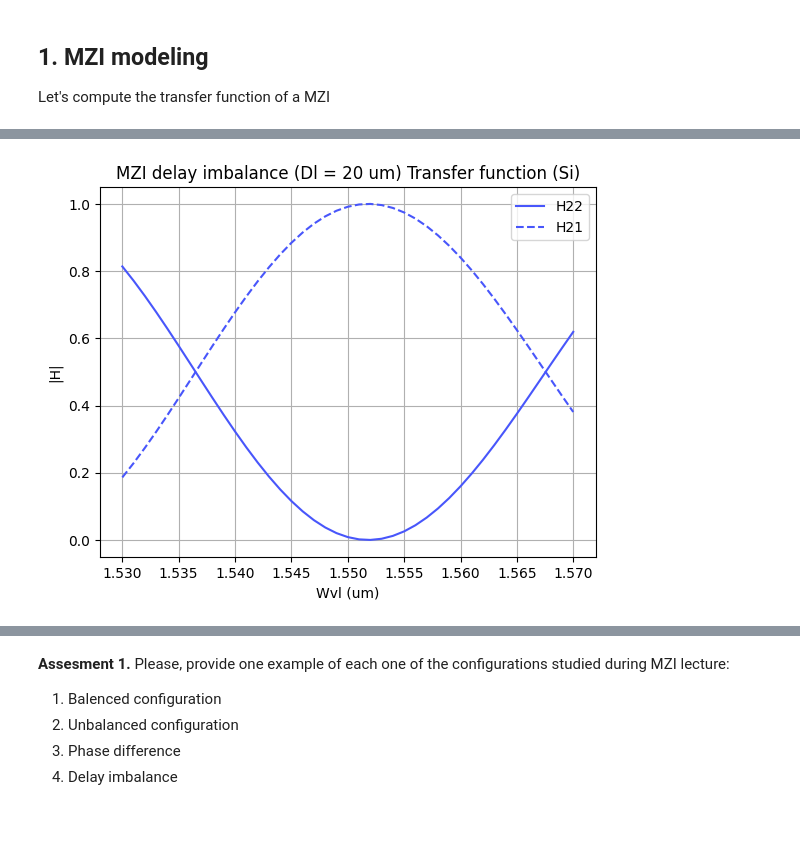
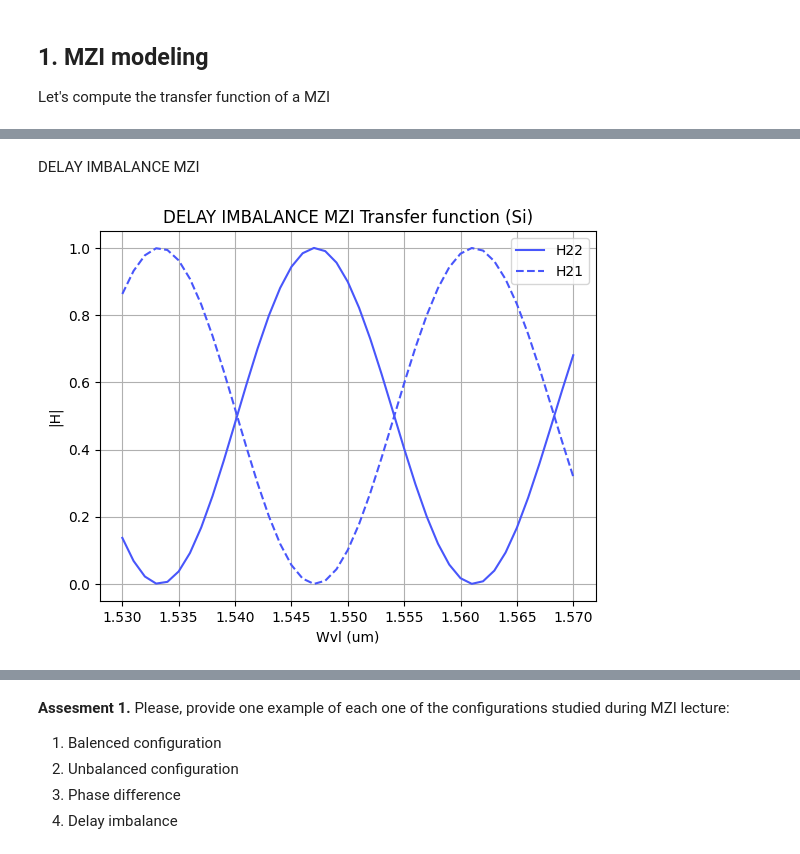
Before and after one commit to marcoscaranana/pic-upv-lab3, a Jupyter notebook: 30_INTERFEROMETERS_v2025_STUDENTS_UPDATE2.ipynb, the cells around one changed output, grey strips where cells are left out. Drawn from its saved outputs; the diff is of its cells as text; code cells hidden in the pictures; blank space fills up the shorter version.

```diff
--- a/30_INTERFEROMETERS_v2025_STUDENTS_UPDATE2.ipynb
+++ b/30_INTERFEROMETERS_v2025_STUDENTS_UPDATE2.ipynb
@@ -38,3 +197,5 @@ Let's compute the transfer function of a MZI
+# %% [markdown]
+DELAY IMBALANCE MZI
 # %%
 ### Waveguides configuration ###
 
@@ -62,15 +223,15 @@ wvl0 = SiN_clad[:, 0]
 # interp_neffd = interp1d(wvl0, neffd0, kind='cubic')
 
 # wvl = np.linspace(wvl.min(), wvl.max(), 1000)
-neffu = interp_neffu(wvl)
-neffd = interp_neffd(wvl)
+#neffu = interp_neffu(wvl)
+#neffd = interp_neffd(wvl)
 
 # Propagation loss
 alphau = 0.0 #losless case [dB/um]
 alphad = 0.0; #losless case [dB/um]
 
-alphau_np = (jnp.log(10.0)/10.0) * alphau   # neper/um
-alphad_np = (jnp.log(10.0)/10.0) * alphad   # neper/um
+alphau_np = (jnp.log(10.0)/20.0) * alphau   # neper/um
+alphad_np = (jnp.log(10.0)/20.0) * alphad   # neper/um
 
 # Path length
 Lu = 5 ; # um
@@ -86,32 +247,32 @@ Delta_phi_ud = betau*Lu - betad*Ld
 
 gamma_a = 0.0; #null excess loss
 gamma_b = 0.0; #null excess loss
 
 # Coupling constant
 K_a = np.full(wvl.shape, 0.5)
 K_b = np.full(wvl.shape, 0.5)
 
 # MZI transfer function (h22 & h21)
 
 #  h_22(wvl)
 h_22 = (np.sqrt((1 - gamma_a) * (1 - gamma_b)))*(np.exp(-1j * betad * Ld))*(( np.sqrt((1 - K_a) * (1 - K_b)) * np.exp(-1j * Delta_phi_ud))-(np.sqrt(K_a * K_b)))
 
 #  h_21(wvl)
 h_21 = (1j * np.sqrt((1 - gamma_a) * (1 - gamma_b)))*(np.exp(-1j * betad * Ld))*((np.sqrt(K_b * (1 - K_a)) * np.exp(-1j * Delta_phi_ud))+(np.sqrt(K_a * (1 - K_b))))
 
 H21 = np.abs(h_21) ** 2
 H22 = np.abs(h_22) ** 2
 
 # Plot
 color = cm.rainbow(np.linspace(0, 1, 10))
 
 plt.plot(wvl, H22, linestyle='-', color=color[1], label='H22')
 plt.plot(wvl, H21, linestyle='--', color=color[1], label='H21')
 plt.xlabel('Wvl (um)')
 plt.ylabel('|H|')
-plt.title('MZI delay imbalance (Dl = 20 um) Transfer function (Si)')
+plt.title('DELAY IMBALANCE MZI Transfer function (Si)')
 plt.legend()
 plt.grid(True)
 plt.show()
 # %% [output]
-[figure, old version]
+[figure, new version]
```
Also changed, not shown: parts of 10 cells of this notebook.
